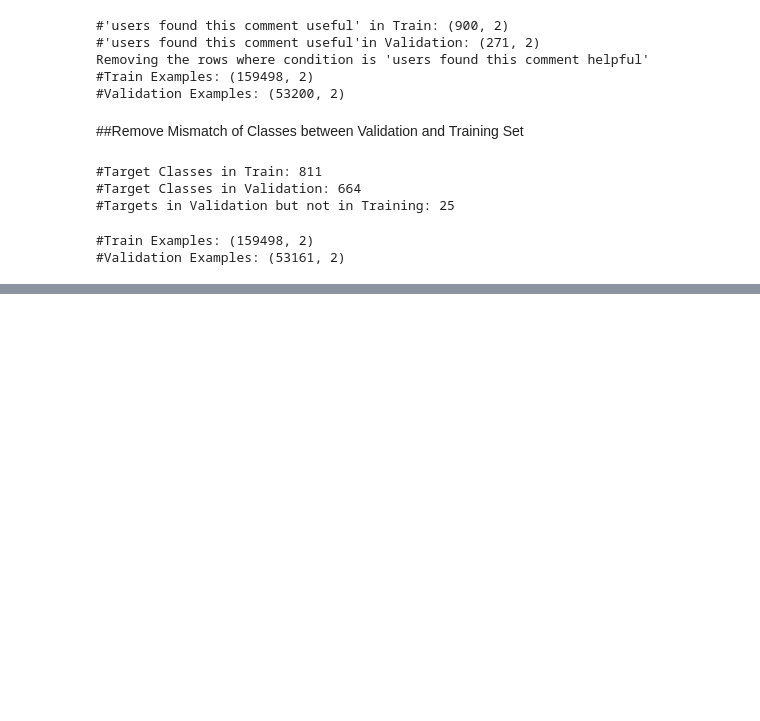
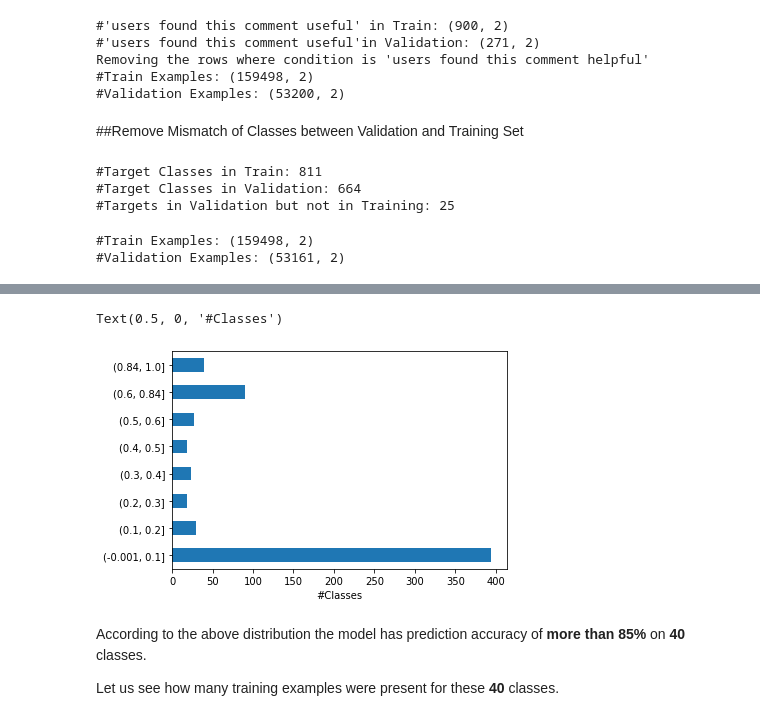
Before and after one commit to dhirajsuvarna/nlp_text_classification, a Jupyter notebook: hackathon/ULMFit_Drug_Review_Classification_Data_Exploration.ipynb, the cells around one changed output, grey strips where cells are left out. Drawn from its saved outputs; the diff is of its cells as text; code cells hidden in the pictures; blank space fills up the shorter version.

```diff
--- a/hackathon/ULMFit_Drug_Review_Classification_Data_Exploration.ipynb
+++ b/hackathon/ULMFit_Drug_Review_Classification_Data_Exploration.ipynb
@@ -152,0 +154,8 @@ Text(0.5, 0, '#Classes')
+# %%
+df_clas_report = pd.read_csv('/content/Classification_Report_ULMFit.csv')
+# %%
+recall_bins = [0, 0.1, 0.2, 0.3, 0.4, 0.5, 0.6, 0.84, 1.0]
+clas_report_out = pd.cut(df_clas_report['recall'], bins=recall_bins, include_lowest =True)
+clas_report_out = clas_report_out.value_counts().reindex(clas_report_out.cat.categories)
+print(f"Distribution of Recall Values : ")
+print(clas_report_out)
@@ -152,0 +173,10 @@ Text(0.5, 0, '#Classes')
+# %%
+axes = clas_report_out.plot.barh()
+axes.set_xlabel("#Classes")
+# %% [output]
+Text(0.5, 0, '#Classes')
+[figure, added]
+# %% [markdown]
+According to the above distribution the model has prediction accuracy of **more than 85%** on **40** classes.
+
+Let us see how many training examples were present for these **40** classes.
```
Also changed, not shown: parts of 13 cells of this notebook.
